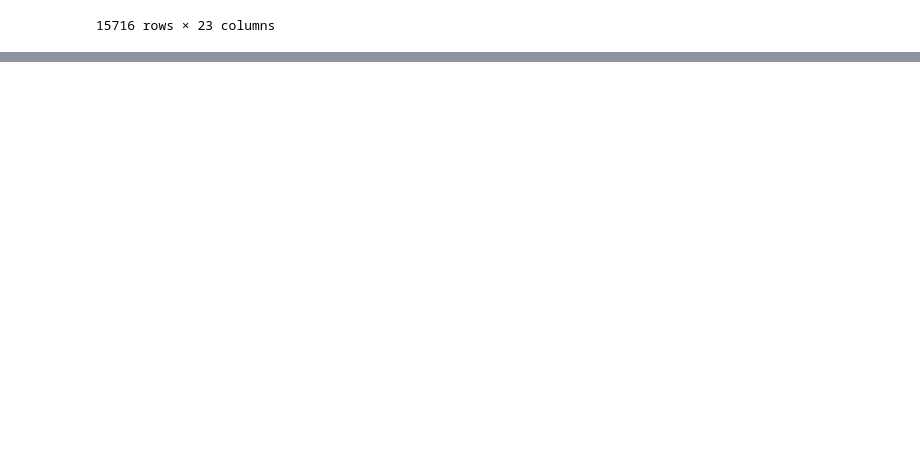
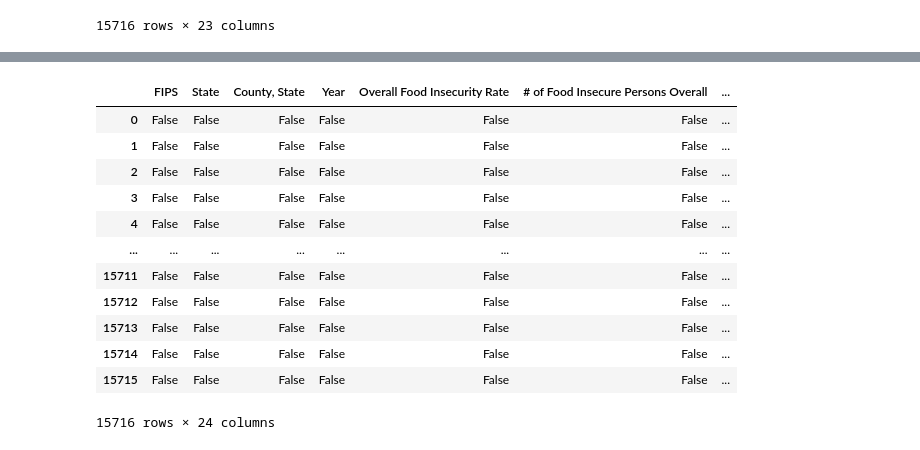
Before and after one commit to A11isonD/Food_insecurity_exploration, a Jupyter notebook: food_insecurity_exploration.ipynb, the cells around one changed output, grey strips where cells are left out. Saved outputs shown, nothing was run; the diff lists cells and outputs as text; code cells hidden in the pictures; blank space fills up the shorter version.

```diff
--- a/food_insecurity_exploration.ipynb
+++ b/food_insecurity_exploration.ipynb
@@ -255,0 +292,16 @@ food_insec.drop('FIPS', axis='columns')
+# %%
+food_insec.isnull()
+# %% [output]
+|  | FIPS | State | County, State | Year | Overall Food Insecurity Rate | # of Food Insecure Persons Overall | ... |
+| 0 | False | False | False | False | False | False | ... |
+| 1 | False | False | False | False | False | False | ... |
+| 2 | False | False | False | False | False | False | ... |
+| 3 | False | False | False | False | False | False | ... |
+| 4 | False | False | False | False | False | False | ... |
+| ... | ... | ... | ... | ... | ... | ... | ... |
+| 15711 | False | False | False | False | False | False | ... |
+| 15712 | False | False | False | False | False | False | ... |
+| 15713 | False | False | False | False | False | False | ... |
+| 15714 | False | False | False | False | False | False | ... |
+| 15715 | False | False | False | False | False | False | ... |
+15716 rows × 24 columns
```
Also changed, not shown: parts of 3 cells of this notebook, 1 other file.
